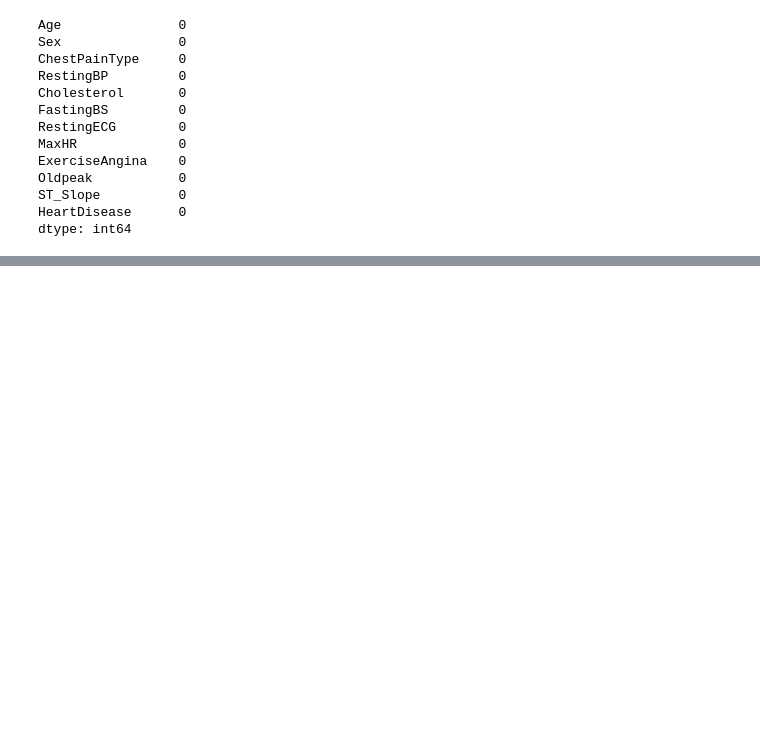
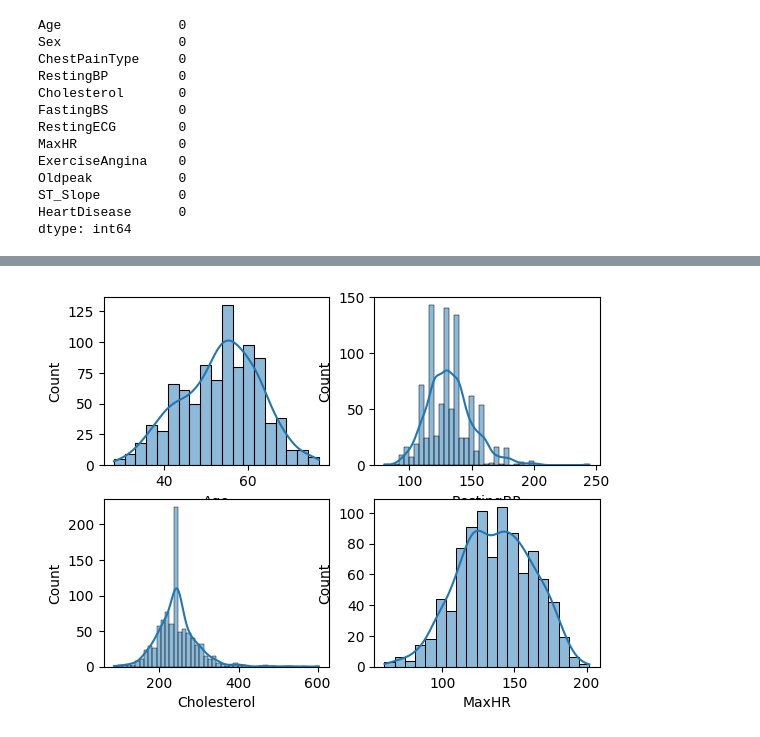
Before and after one commit to Chebaleomkar/machine-learning, a Jupyter notebook: project/heart_disease_analyze/heart.ipynb, the cells around one changed output, grey strips where cells are left out. Cells and saved outputs as stored; diff of their text form; code cells hidden in the pictures; blank space fills up the shorter version.

```diff
--- a/project/heart_disease_analyze/heart.ipynb
+++ b/project/heart_disease_analyze/heart.ipynb
@@ -87,0 +161,7 @@ dtype: int64
+# %%
+plotting("Age",1)
+plotting("RestingBP",2)
+plotting("Cholesterol",3)
+plotting("MaxHR",4)
+# %% [output]
+[figure, added]
```
Also changed, not shown: parts of 17 cells of this notebook, 1 other file.
